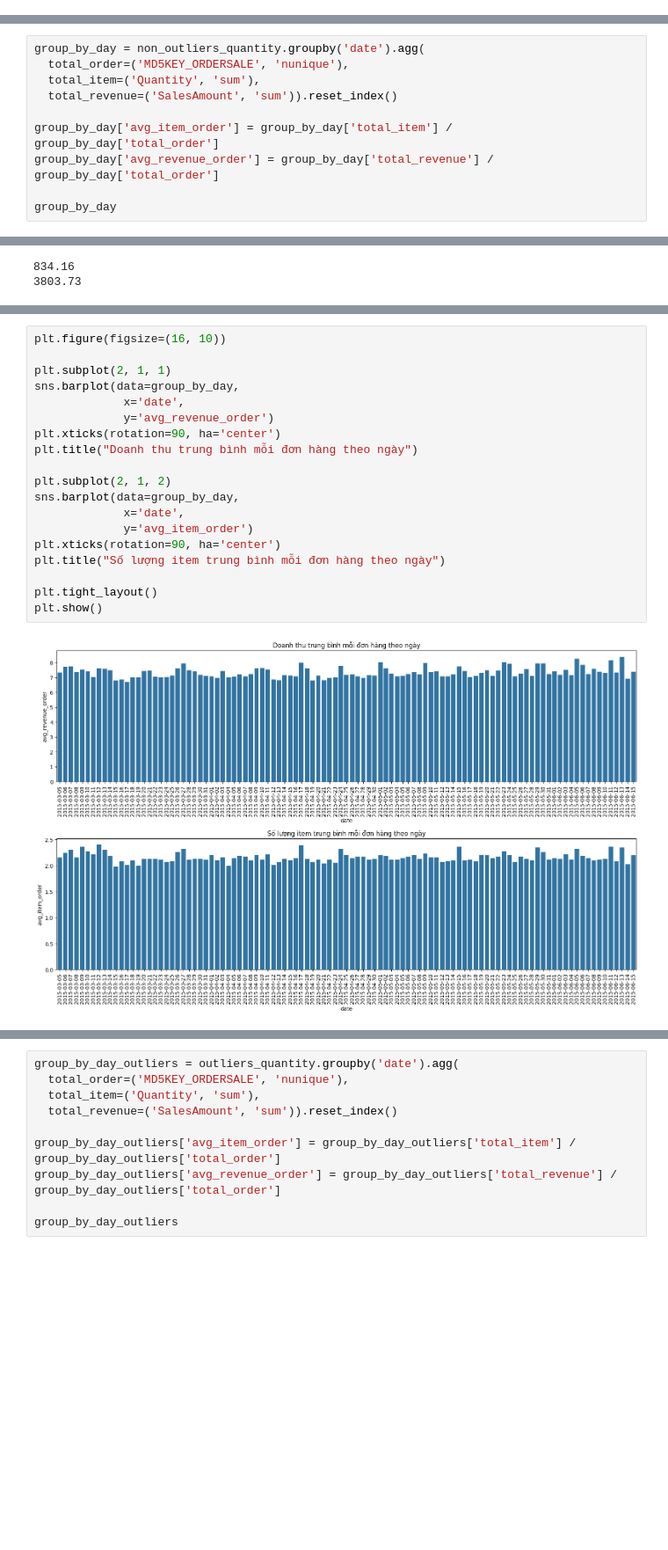
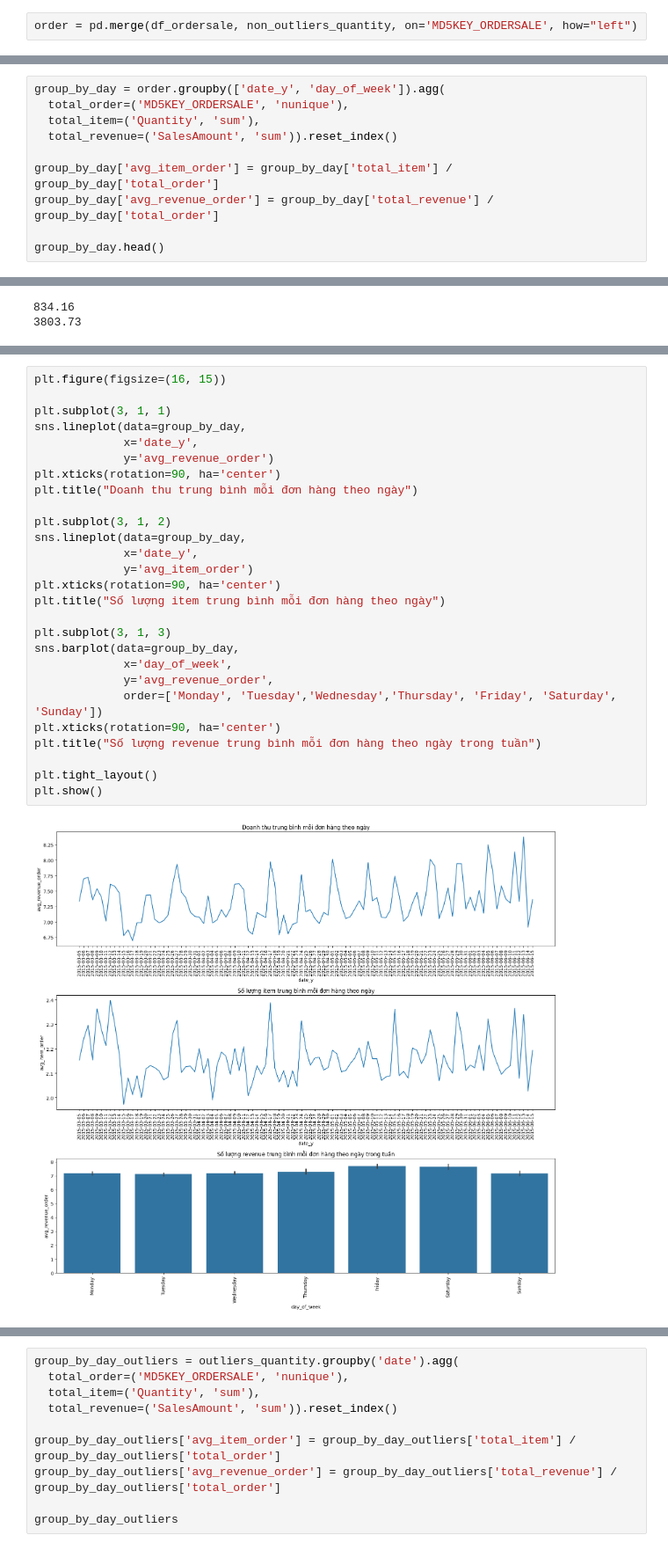
Before and after one commit to isharedigital/finalproject_data-science, a Jupyter notebook: notebooks/final/analysis/01_revenue_analysis.ipynb, the cells around one changed output, grey strips where cells are left out. Shown at 88% size. Drawn from its saved outputs; the diff is of its cells as text; blank space fills up the shorter version.

```diff
--- a/notebooks/final/analysis/01_revenue_analysis.ipynb
+++ b/notebooks/final/analysis/01_revenue_analysis.ipynb
@@ -196,3 +240,5 @@ plt.show()
+# %%
+order = pd.merge(df_ordersale, non_outliers_quantity, on='MD5KEY_ORDERSALE', how="left")
 # %%
 df_menuitem.columns
 # %% [output]
@@ -204,5 +260,5 @@ Index(['MD5KEY_MENUITEM', 'MD5KEY_ORDERSALE', 'CategoryDescription',
 # %%
-group_by_day = non_outliers_quantity.groupby('date').agg(
+group_by_day = order.groupby(['date_y', 'day_of_week']).agg(
   total_order=('MD5KEY_ORDERSALE', 'nunique'),
   total_item=('Quantity', 'sum'),
   total_revenue=('SalesAmount', 'sum')).reset_index()
@@ -210,5 +266,5 @@ group_by_day = non_outliers_quantity.groupby('date').agg(
 group_by_day['avg_item_order'] = group_by_day['total_item'] / group_by_day['total_order']
 group_by_day['avg_revenue_order'] = group_by_day['total_revenue'] / group_by_day['total_order']
 
-group_by_day
+group_by_day.head()
 # %% [output]
@@ -234,22 +300,30 @@ print(group_by_day['total_revenue'].max())
 # %%
-plt.figure(figsize=(16, 10))
+plt.figure(figsize=(16, 15))
 
-plt.subplot(2, 1, 1)
-sns.barplot(data=group_by_day,
-             x='date',
+plt.subplot(3, 1, 1)
+sns.lineplot(data=group_by_day,
+             x='date_y',
              y='avg_revenue_order')
 plt.xticks(rotation=90, ha='center')
 plt.title("Doanh thu trung bình mỗi đơn hàng theo ngày")
 
-plt.subplot(2, 1, 2)
-sns.barplot(data=group_by_day,
-             x='date',
+plt.subplot(3, 1, 2)
+sns.lineplot(data=group_by_day,
+             x='date_y',
              y='avg_item_order')
 plt.xticks(rotation=90, ha='center')
 plt.title("Số lượng item trung bình mỗi đơn hàng theo ngày")
 
+plt.subplot(3, 1, 3)
+sns.barplot(data=group_by_day,
+             x='day_of_week',
+             y='avg_revenue_order',
+             order=['Monday', 'Tuesday','Wednesday','Thursday', 'Friday', 'Saturday', 'Sunday'])
+plt.xticks(rotation=90, ha='center')
+plt.title("Số lượng revenue trung bình mỗi đơn hàng theo ngày trong tuần")
+
 plt.tight_layout()
 plt.show()
 # %% [output]
-[figure, old version]
+[figure, new version]
 # %% [markdown]
```
Also changed, not shown: parts of 55 cells of this notebook, 3 other files.
